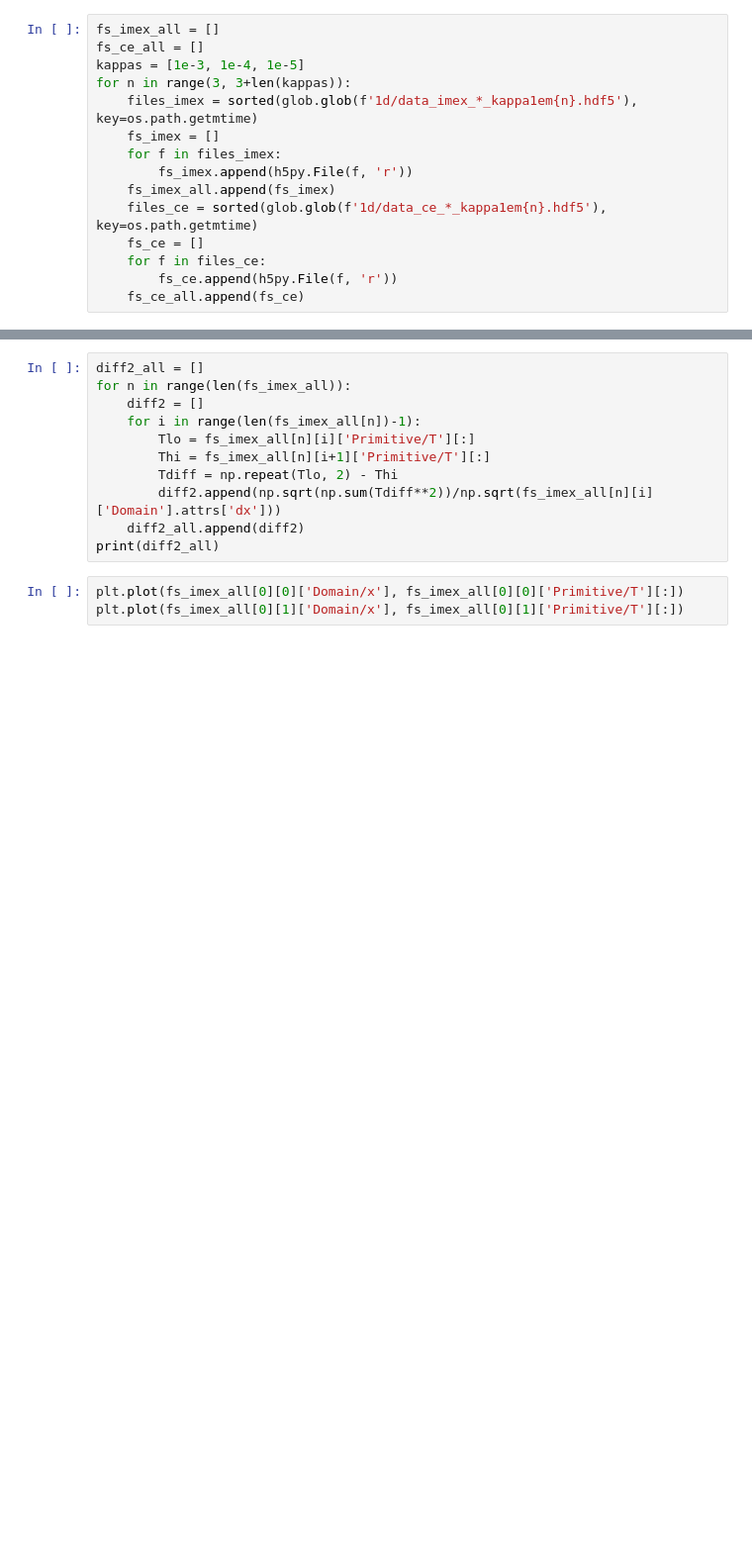
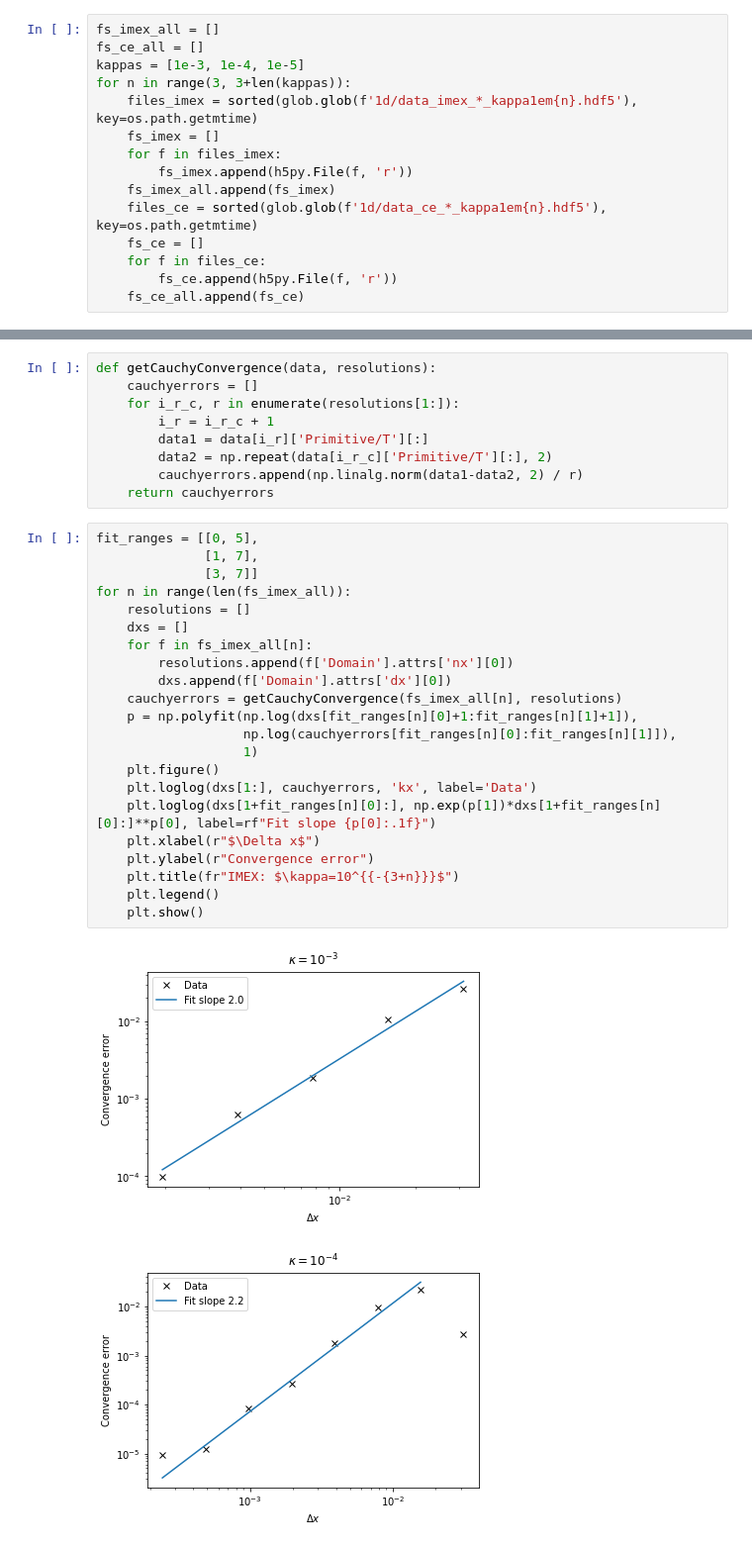
Before and after one commit to AlexJamesWright/METHOD, a Jupyter notebook: Examples/ToyQ/BlobCompare/plots.ipynb, the cells around one changed output, grey strips where cells are left out. Shown at 99% size. Drawn from its saved outputs; the diff is of its cells as text; blank space fills up the shorter version.

Commit message:
Correct convergence tests.

```diff
--- a/Examples/ToyQ/BlobCompare/plots.ipynb
+++ b/Examples/ToyQ/BlobCompare/plots.ipynb
@@ -52,14 +76,34 @@ This is not correct and needs me to check the right thing.
-# %%
-diff2_all = []
-for n in range(len(fs_imex_all)):
-    diff2 = []
-    for i in range(len(fs_imex_all[n])-1):
-        Tlo = fs_imex_all[n][i]['Primitive/T'][:]
-        Thi = fs_imex_all[n][i+1]['Primitive/T'][:]
-        Tdiff = np.repeat(Tlo, 2) - Thi
-        diff2.append(np.sqrt(np.sum(Tdiff**2))/np.sqrt(fs_imex_all[n][i]['Domain'].attrs['dx']))
-    diff2_all.append(diff2)
-print(diff2_all)
-# %%
-plt.plot(fs_imex_all[0][0]['Domain/x'], fs_imex_all[0][0]['Primitive/T'][:])
-plt.plot(fs_imex_all[0][1]['Domain/x'], fs_imex_all[0][1]['Primitive/T'][:])
+# %%
+def getCauchyConvergence(data, resolutions):
+    cauchyerrors = []
+    for i_r_c, r in enumerate(resolutions[1:]):
+        i_r = i_r_c + 1
+        data1 = data[i_r]['Primitive/T'][:]
+        data2 = np.repeat(data[i_r_c]['Primitive/T'][:], 2)
+        cauchyerrors.append(np.linalg.norm(data1-data2, 2) / r)
+    return cauchyerrors
+# %%
+fit_ranges = [[0, 5],
+              [1, 7],
+              [3, 7]]
+for n in range(len(fs_imex_all)):
+    resolutions = []
+    dxs = []
+    for f in fs_imex_all[n]:
+        resolutions.append(f['Domain'].attrs['nx'][0])
+        dxs.append(f['Domain'].attrs['dx'][0])
+    cauchyerrors = getCauchyConvergence(fs_imex_all[n], resolutions)
+    p = np.polyfit(np.log(dxs[fit_ranges[n][0]+1:fit_ranges[n][1]+1]),
+                   np.log(cauchyerrors[fit_ranges[n][0]:fit_ranges[n][1]]),
+                   1)
+    plt.figure()
+    plt.loglog(dxs[1:], cauchyerrors, 'kx', label='Data')
+    plt.loglog(dxs[1+fit_ranges[n][0]:], np.exp(p[1])*dxs[1+fit_ranges[n][0]:]**p[0], label=rf"Fit slope {p[0]:.1f}")
+    plt.xlabel(r"$\Delta x$")
+    plt.ylabel(r"Convergence error")
+    plt.title(fr"IMEX: $\kappa=10^{{-{3+n}}}$")
+    plt.legend()
+    plt.show()
+# %% [output]
+[figure, added]
+[figure, added]
```
Also changed, not shown: parts of 12 cells of this notebook.
